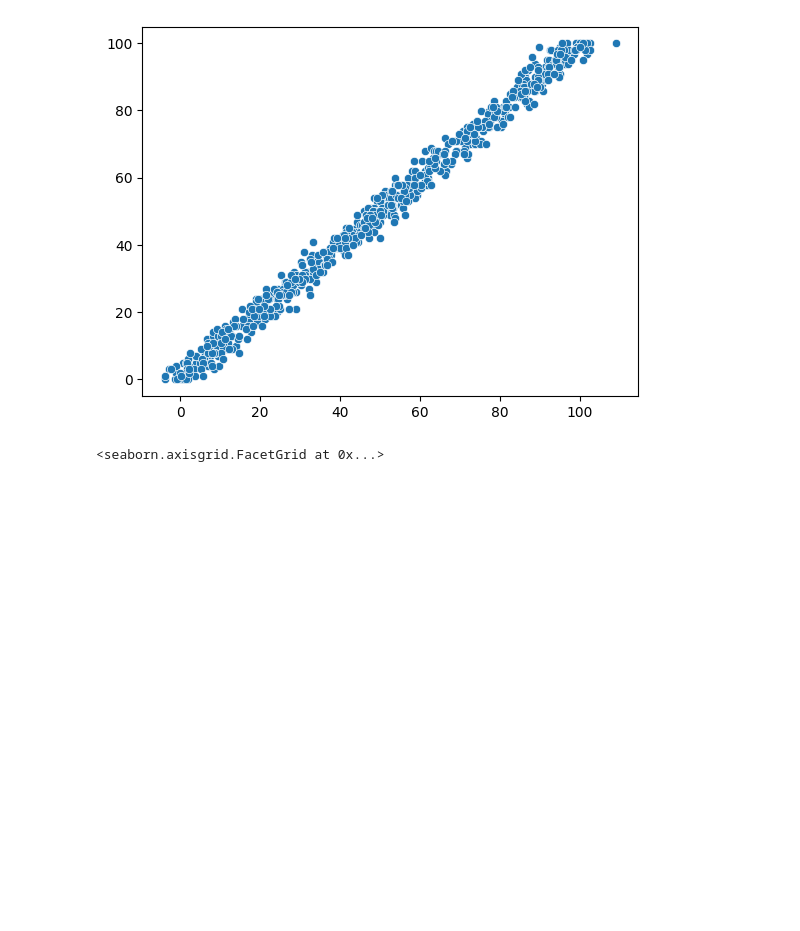
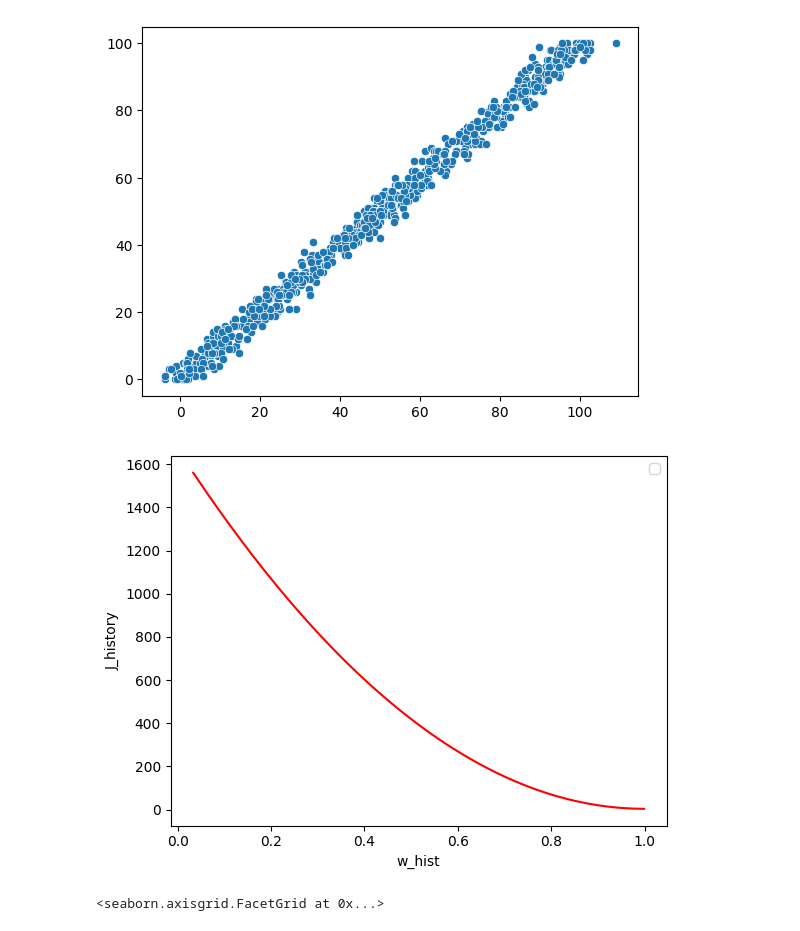
Before and after one commit to believeelikem/regression-from-scratch-one-feature, a Jupyter notebook: compute_gradient_descent_one_feature.ipynb, the cells around one changed output. Saved outputs shown, nothing was run; the diff lists cells and outputs as text; code cells hidden in the pictures; blank space fills up the shorter version.

Commit message:
plotted cost vs weight

```diff
--- a/compute_gradient_descent_one_feature.ipynb
+++ b/compute_gradient_descent_one_feature.ipynb
@@ -44,6 +44,6 @@ y_train.shape
 # %% [output]
 (699,)
 # %%
-w_fin, b_fin, J_hist, w_history = compute_gradient_descent_one_feature(X_train,y_train,0,0,1e-05,10000000,compute_cost_one_feature_vec,compute_gradient_one_feature_vec)
+w_fin, b_fin, J_hist, w_history = compute_gradient_descent_one_feature(X_train,y_train,0,0,1e-05,100000,compute_cost_one_feature_vec,compute_gradient_one_feature_vec)
 # %% [output]
  iteration 0. cost 1560.6448394876934, w = 0.03335424584518538, b= 0.0004993986917045781
@@ -62,6 +62,14 @@ sns.scatterplot(x=y_train, y=predictions)
 # %% [output]
 <Axes: >
 [figure]
+# %%
+plt.plot(w_history[:9000],J_hist[:9000], color='red')
+plt.xlabel("w_hist")
+plt.ylabel("J_history")
+plt.legend()
+plt.show()
+# %% [output]
+[figure, added]
 # %%
 sns.lmplot(data= df, x="x", y = "y")
 # %% [output]
```
Also changed, not shown: parts of 1 cell of this notebook.
